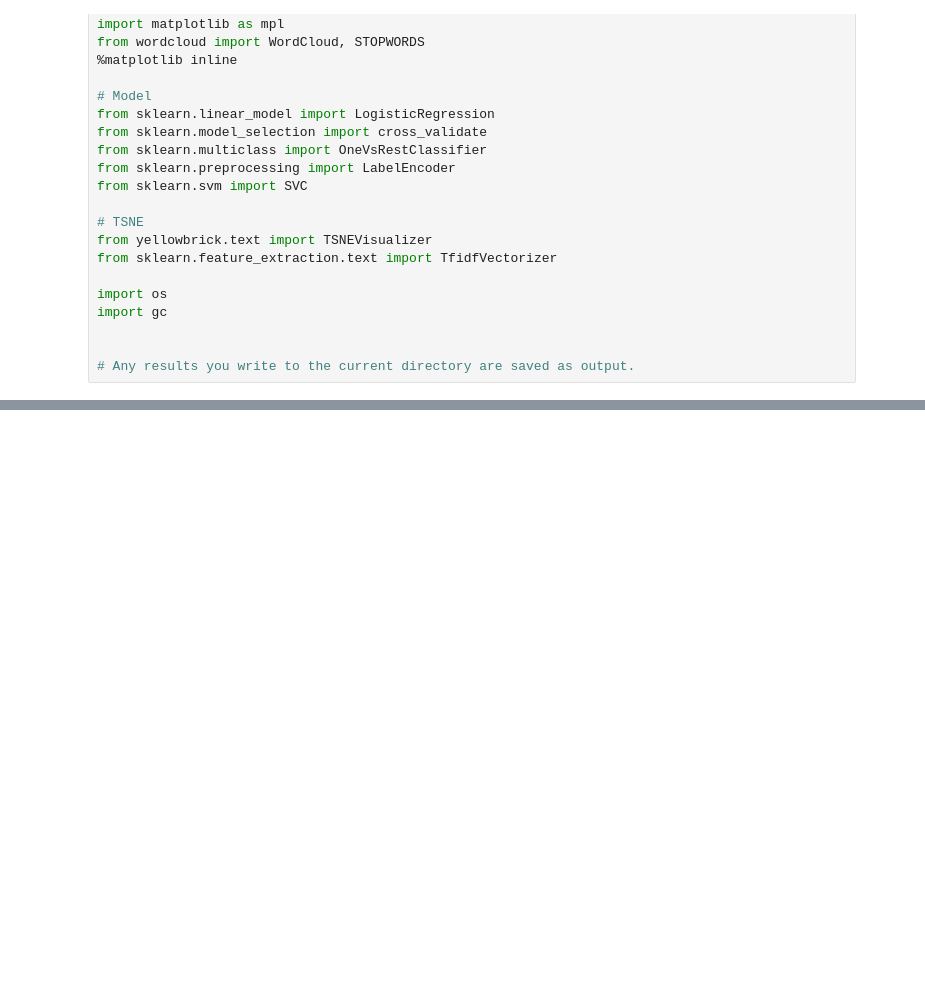
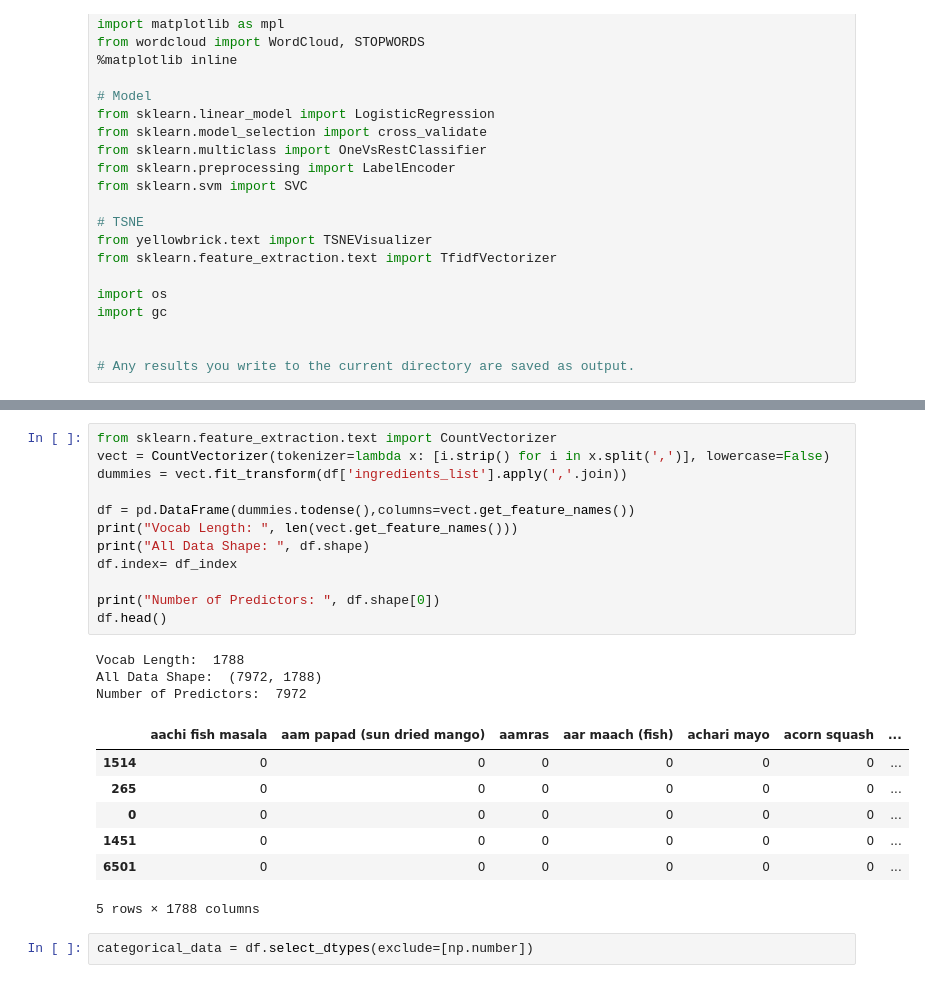
Before and after one commit to samcana/final-project, a Jupyter notebook: ML_Predictor_Maybe.ipynb, the cells around one changed output, grey strips where cells are left out. Cells and saved outputs as stored; diff of their text form; blank space fills up the shorter version.

```diff
--- a/ML_Predictor_Maybe.ipynb
+++ b/ML_Predictor_Maybe.ipynb
@@ -52,0 +226,25 @@ data
+# %%
+from sklearn.feature_extraction.text import CountVectorizer
+vect = CountVectorizer(tokenizer=lambda x: [i.strip() for i in x.split(',')], lowercase=False)
+dummies = vect.fit_transform(df['ingredients_list'].apply(','.join))
+
+df = pd.DataFrame(dummies.todense(),columns=vect.get_feature_names())
+print("Vocab Length: ", len(vect.get_feature_names()))
+print("All Data Shape: ", df.shape)
+df.index= df_index
+
+print("Number of Predictors: ", df.shape[0])
+df.head()
+# %% [output]
+Vocab Length:  1788
+All Data Shape:  (7972, 1788)
+Number of Predictors:  7972
+|  | aachi fish masala | aam papad (sun dried mango) | aamras | aar maach (fish) | achari mayo | acorn squash | ... |
+| 1514 | 0 | 0 | 0 | 0 | 0 | 0 | ... |
+| 265 | 0 | 0 | 0 | 0 | 0 | 0 | ... |
+| 0 | 0 | 0 | 0 | 0 | 0 | 0 | ... |
+| 1451 | 0 | 0 | 0 | 0 | 0 | 0 | ... |
+| 6501 | 0 | 0 | 0 | 0 | 0 | 0 | ... |
+5 rows × 1788 columns
+# %%
+categorical_data = df.select_dtypes(exclude=[np.number])
```
Also changed, not shown: parts of 37 cells of this notebook, 13 other files.
